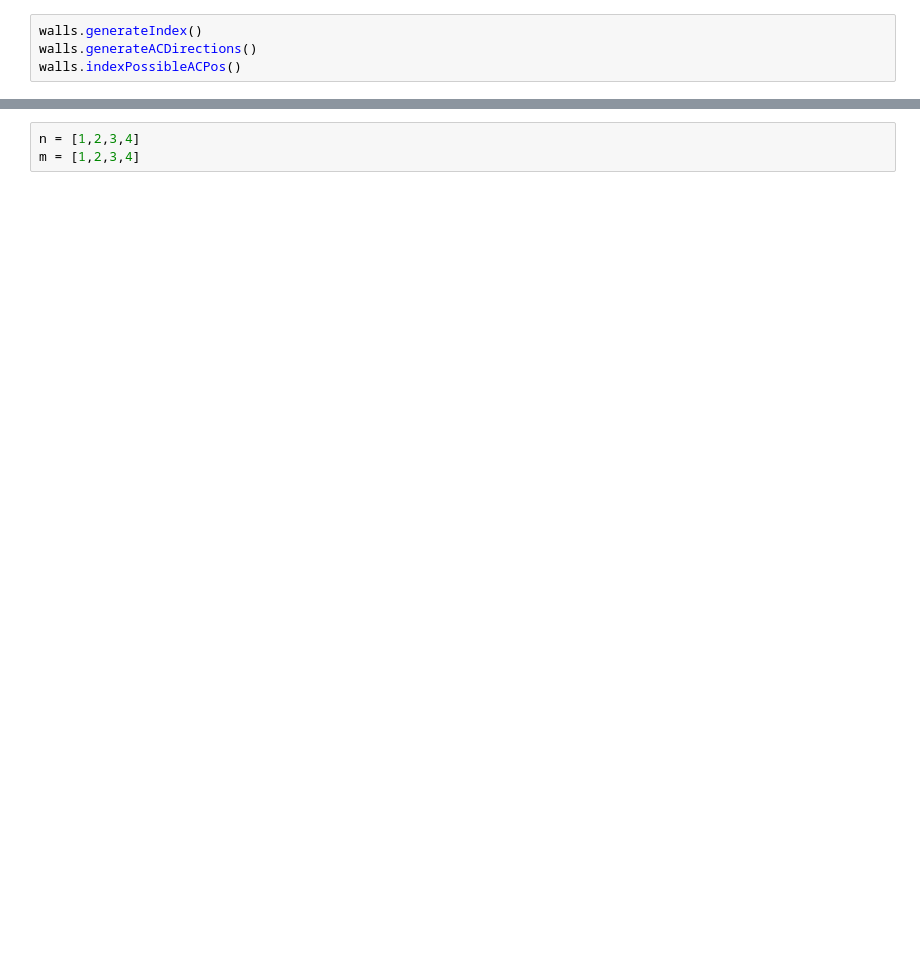
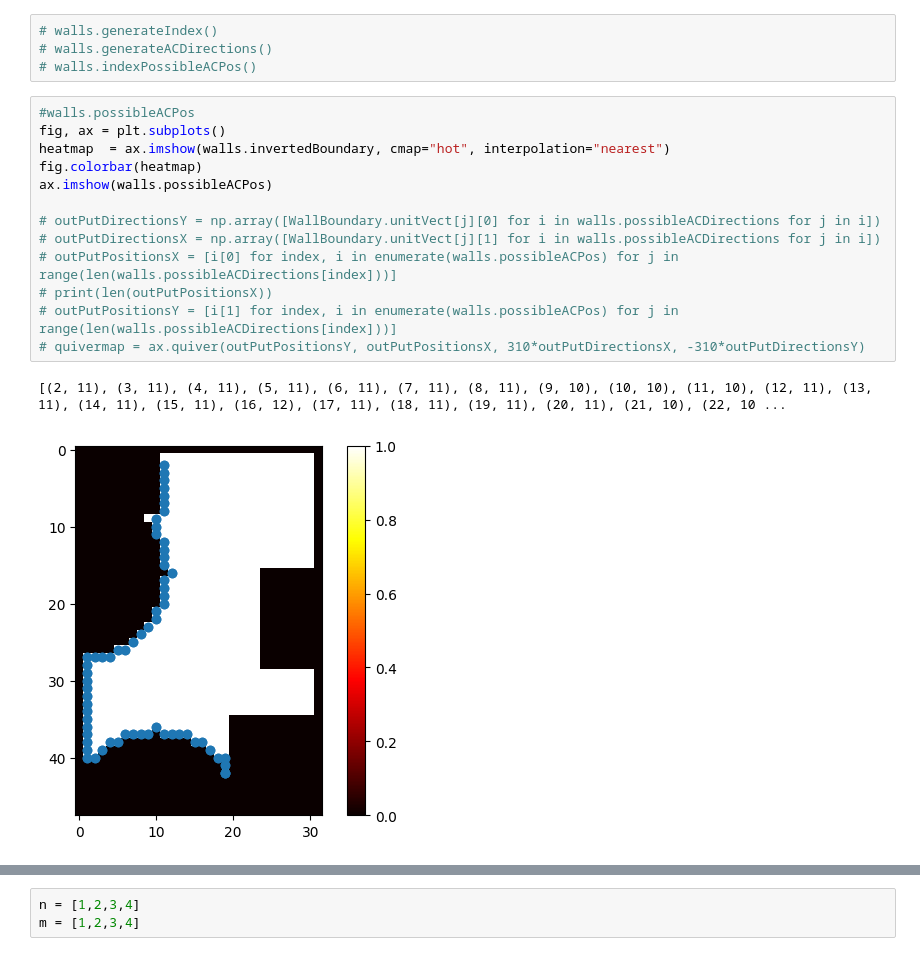
Before and after one commit to AtomThum/AIBuilder-LatticeBoltzmann, a Jupyter notebook: clstest.ipynb, the cells around one changed output, grey strips where cells are left out. Saved outputs shown, nothing was run; the diff lists cells and outputs as text; blank space fills up the shorter version.

```diff
--- a/clstest.ipynb
+++ b/clstest.ipynb
@@ -85,7 +100,23 @@ fig.colorbar(heatmap)
 # %%
-walls.generateIndex()
-walls.generateACDirections()
-walls.indexPossibleACPos()
+# walls.generateIndex()
+# walls.generateACDirections()
+# walls.indexPossibleACPos()
+# %%
+#walls.possibleACPos
+fig, ax = plt.subplots()
+heatmap  = ax.imshow(walls.invertedBoundary, cmap="hot", interpolation="nearest")
+fig.colorbar(heatmap)
+ax.imshow(walls.possibleACPos)
+
+# outPutDirectionsY = np.array([WallBoundary.unitVect[j][0] for i in walls.possibleACDirections for j in i])
+# outPutDirectionsX = np.array([WallBoundary.unitVect[j][1] for i in walls.possibleACDirections for j in i])
+# outPutPositionsX = [i[0] for index, i in enumerate(walls.possibleACPos) for j in range(len(walls.possibleACDirections[index]))]
+# print(len(outPutPositionsX))
+# outPutPositionsY = [i[1] for index, i in enumerate(walls.possibleACPos) for j in range(len(walls.possibleACDirections[index]))]
+# quivermap = ax.quiver(outPutPositionsY, outPutPositionsX, 310*outPutDirectionsX, -310*outPutDirectionsY)
+# %% [output]
+[(2, 11), (3, 11), (4, 11), (5, 11), (6, 11), (7, 11), (8, 11), (9, 10), (10, 10), (11, 10), (12, 11), (13, 11), (14, 11), (15, 11), (16, 12), (17, 11), (18, 11), (19, 11), (20, 11), (21, 10), (22, 10 ...
+[figure, added]
 # %%
 #walls.possibleACPos
 fig, ax = plt.subplots()
```
Also changed, not shown: parts of 8 cells of this notebook, 14 other files.
